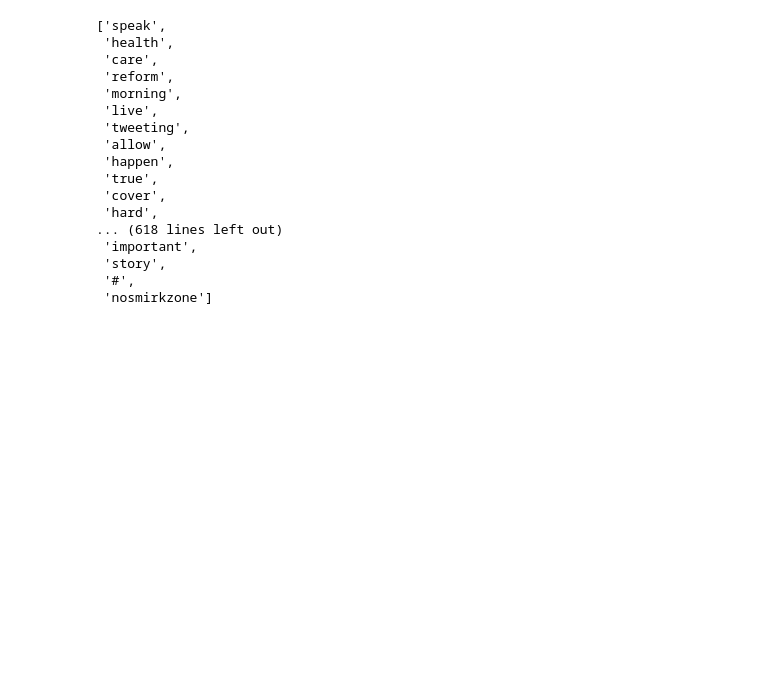
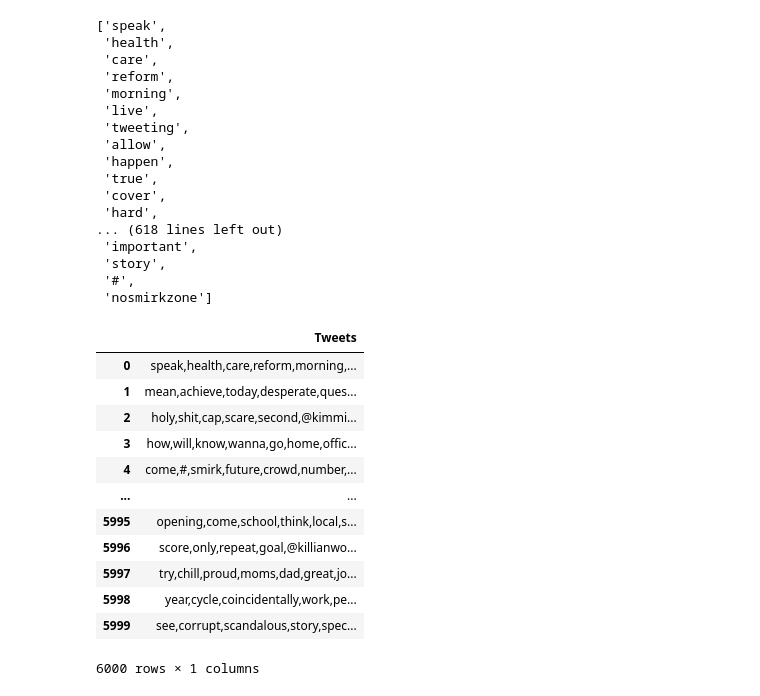
Before and after one commit to nitinportfolio/NLP-Projects, a Jupyter notebook: NLP-LDA-Topic-Modeling-Twitter-Dataset-6000-Tweets.ipynb, the cells around one changed output. Drawn from its saved outputs; the diff is of its cells as text; code cells hidden in the pictures; blank space fills up the shorter version.

```diff
--- a/NLP-LDA-Topic-Modeling-Twitter-Dataset-6000-Tweets.ipynb
+++ b/NLP-LDA-Topic-Modeling-Twitter-Dataset-6000-Tweets.ipynb
@@ -217,3 +219,5 @@ tweets[0]
  'story',
  '#',
  'nosmirkzone']
+# %%
+join_tweets = [','.join(t) for t in tweets]
@@ -219,0 +226,16 @@ tweets[0]
+# %%
+pd.DataFrame(join_tweets, columns=['Tweets'])
+# %% [output]
+|  | Tweets |
+| 0 | speak,health,care,reform,morning,... |
+| 1 | mean,achieve,today,desperate,ques... |
+| 2 | holy,shit,cap,scare,second,@kimmi... |
+| 3 | how,will,know,wanna,go,home,offic... |
+| 4 | come,#,smirk,future,crowd,number,... |
+| ... | ... |
+| 5995 | opening,come,school,think,local,s... |
+| 5996 | score,only,repeat,goal,@killianwo... |
+| 5997 | try,chill,proud,moms,dad,great,jo... |
+| 5998 | year,cycle,coincidentally,work,pe... |
+| 5999 | see,corrupt,scandalous,story,spec... |
+6000 rows × 1 columns
```
Also changed, not shown: parts of 24 cells of this notebook.
